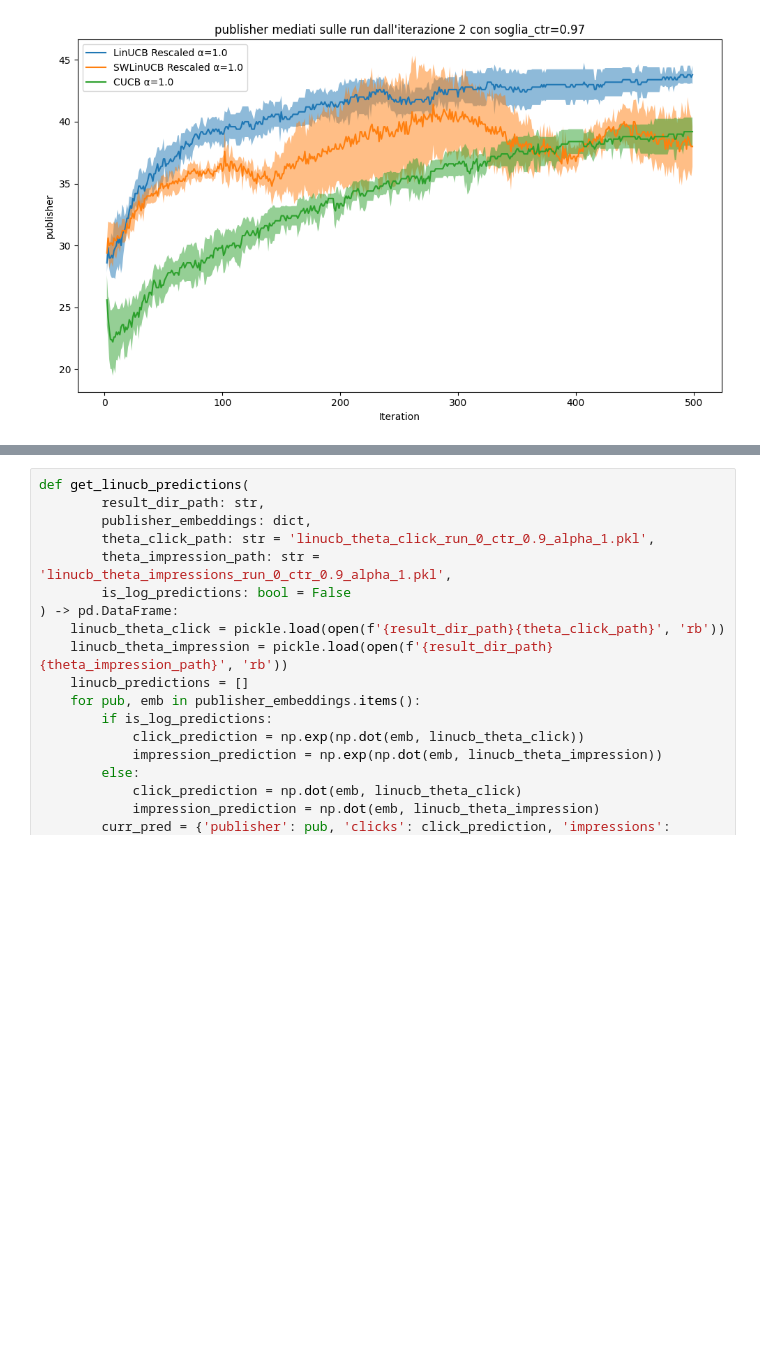
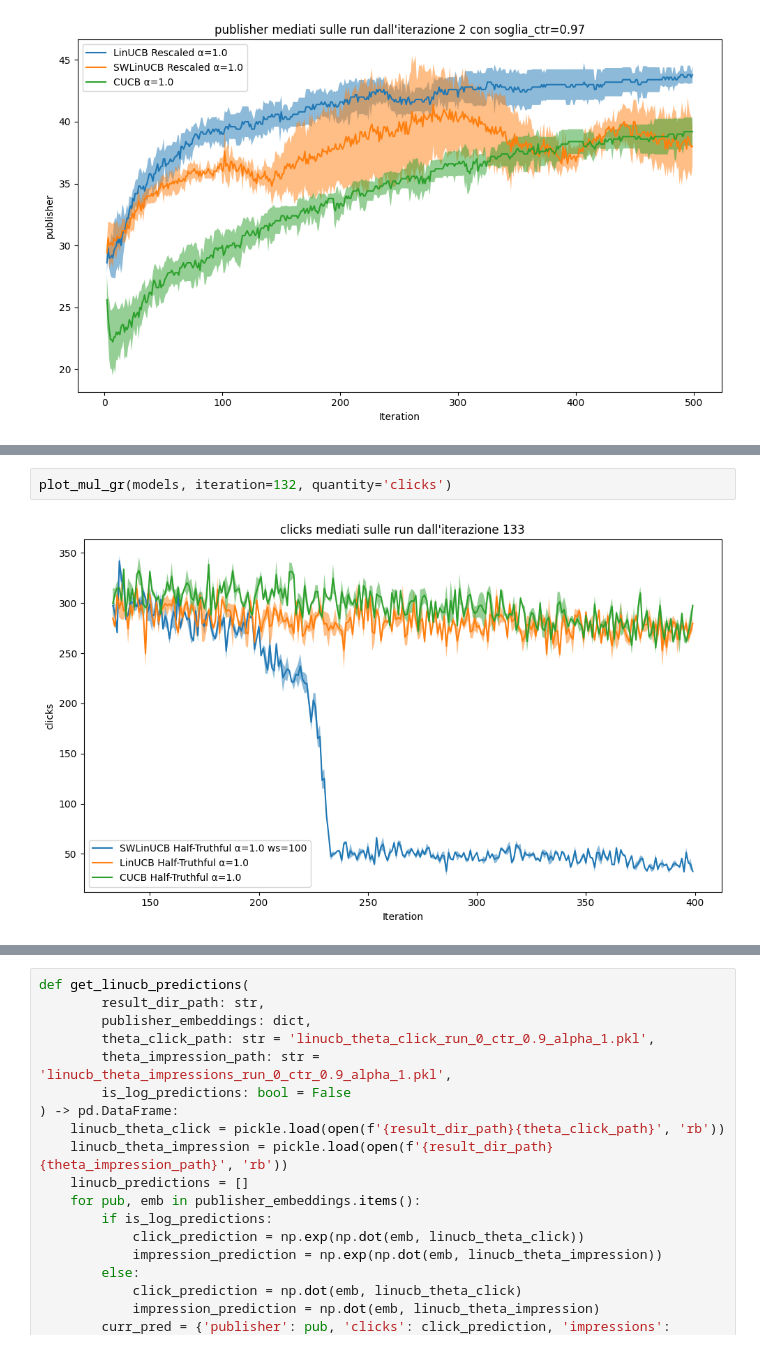
Before and after one commit to GiovanniChiurco/auction-gym, a Jupyter notebook: notebooks/group_results_sw_rescaledemb.ipynb, the cells around one changed output, grey strips where cells are left out. Drawn from its saved outputs; the diff is of its cells as text; blank space fills up the shorter version.

```diff
--- a/notebooks/group_results_sw_rescaledemb.ipynb
+++ b/notebooks/group_results_sw_rescaledemb.ipynb
@@ -196,0 +244,4 @@ plot_mul_gr_soglia(models, iteration=1, quantity='publisher')
+# %%
+plot_mul_gr(models, iteration=132, quantity='clicks')
+# %% [output]
+[figure, added]
```
Also changed, not shown: parts of 45 cells of this notebook, 28 other files.
